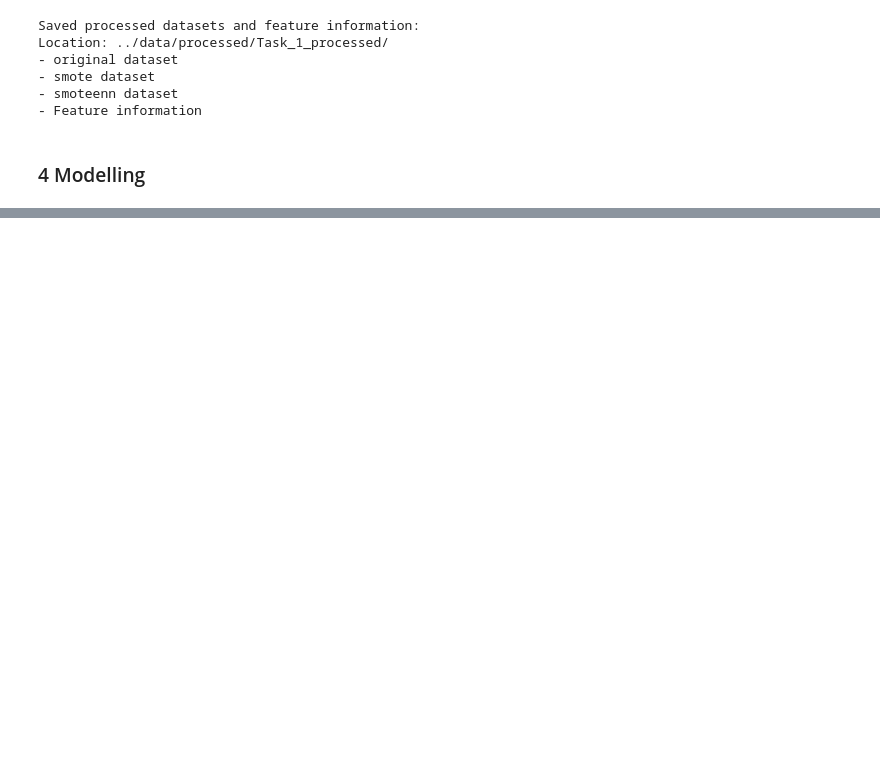
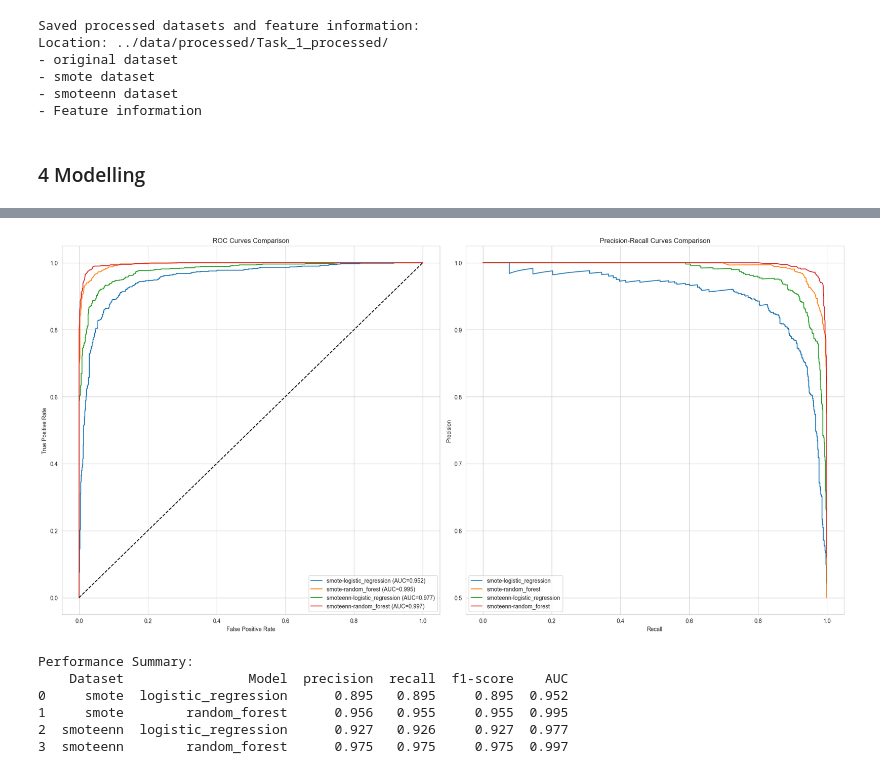
Before and after one commit to Geovannyy/Geovannyy-ML-DM-with-Python-and-Azure-ML-Studio, a Jupyter notebook: notebooks/Task_1_Classification.ipynb, the cells around one changed output, grey strips where cells are left out. Saved outputs shown, nothing was run; the diff lists cells and outputs as text; code cells hidden in the pictures; blank space fills up the shorter version.

```diff
--- a/notebooks/Task_1_Classification.ipynb
+++ b/notebooks/Task_1_Classification.ipynb
@@ -1666,0 +1416,78 @@ weighted avg       0.97      0.97      0.97      1413
+# %%
+def create_comparative_visualizations(
+    metrics_results: Dict[str, Dict[str, Dict[str, Any]]]
+) -> None:
+    """
+    Create visualizations comparing model performance across datasets.
+
+    Args:
+        metrics_results: Results from advanced metrics calculation
+    """
+    # Set up the figure
+    fig = plt.figure(figsize=(20, 10))
+
+    # 1. ROC Curves
+    ax1 = plt.subplot(121)
+    for dataset_name in metrics_results.keys():
+        for model_name in metrics_results[dataset_name].keys():
+            metrics = metrics_results[dataset_name][model_name]
+            fpr, tpr, _ = metrics['roc_curve']
+            ax1.plot(fpr, tpr,
+                    label=f"{dataset_name}-{model_name} "
+                          f"(AUC={metrics['auc_score']:.3f})")
+
+    ax1.plot([0, 1], [0, 1], 'k--')
+    ax1.set_xlabel('False Positive Rate')
+    ax1.set_ylabel('True Positive Rate')
+    ax1.set_title('ROC Curves Comparison')
+    ax1.legend()
+
+    # 2. Precision-Recall Curves
+    ax2 = plt.subplot(122)
+    for dataset_name in metrics_results.keys():
+        for model_name in metrics_results[dataset_name].keys():
+            metrics = metrics_results[dataset_name][model_name]
+            precision, recall, _ = metrics['pr_curve']
+            ax2.plot(recall, precision,
+                    label=f"{dataset_name}-{model_name}")
+
+    ax2.set_xlabel('Recall')
+    ax2.set_ylabel('Precision')
+    ax2.set_title('Precision-Recall Curves Comparison')
+    ax2.legend()
+
+    plt.tight_layout()
+    plt.savefig('../reports/figures/Task_1/model_comparison.png')
+    plt.show()
+
+    # Create performance summary table
+    summary_data = []
+    metrics_of_interest = ['precision', 'recall', 'f1-score']
+
+    for dataset_name in metrics_results.keys():
+        for model_name in metrics_results[dataset_name].keys():
+            metrics = metrics_results[dataset_name][model_name]['classification_report']
+            summary_data.append({
+                'Dataset': dataset_name,
+                'Model': model_name,
+                **{metric: metrics['weighted avg'][metric]
+                   for metric in metrics_of_interest},
+                'AUC': metrics_results[dataset_name][model_name]['auc_score']
+            })
+
+    summary_df = pd.DataFrame(summary_data)
+    print("\nPerformance Summary:")
+    print(summary_df.round(3))
+
+    return summary_df
+
+# Create comparative visualizations
+performance_summary = create_comparative_visualizations(advanced_metrics)
+# %% [output]
+[figure, added]
+Performance Summary:
+    Dataset                Model  precision  recall  f1-score    AUC
+0     smote  logistic_regression      0.895   0.895     0.895  0.952
+1     smote        random_forest      0.956   0.955     0.955  0.995
+2  smoteenn  logistic_regression      0.927   0.926     0.927  0.977
+3  smoteenn        random_forest      0.975   0.975     0.975  0.997
```
Also changed, not shown: parts of 50 cells of this notebook, 19 other files.
